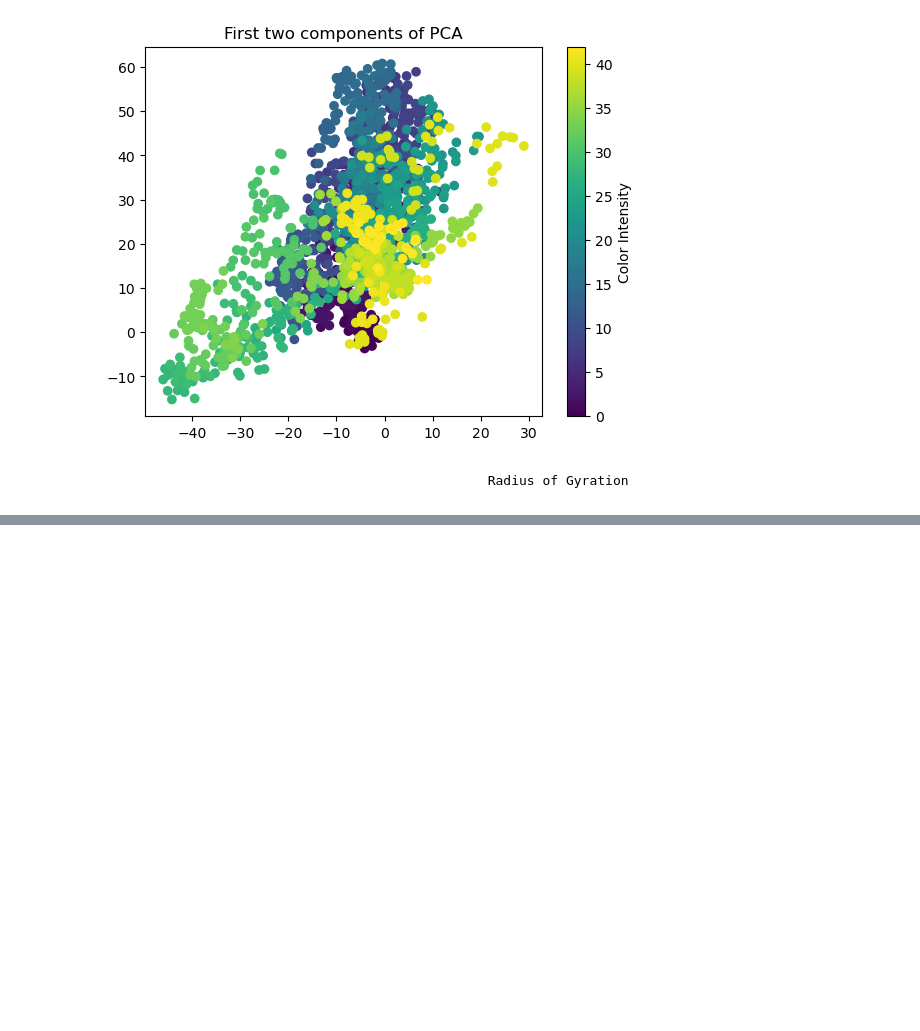
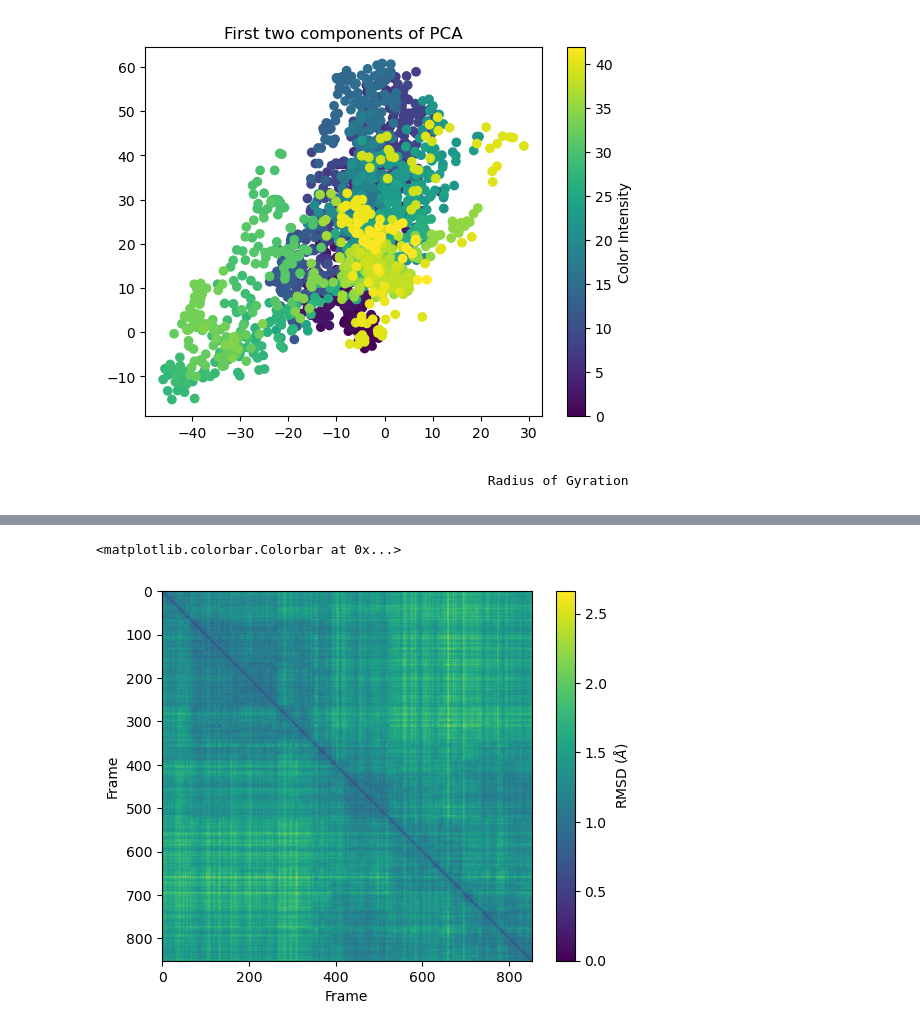
Before and after one commit to gac-uni/cbp_final2, a Jupyter notebook: notebooks/mtx/MD_Analysis_Pipeline_1.0.ipynb, the cells around one changed output, grey strips where cells are left out. Cells and saved outputs as stored; diff of their text form; code cells hidden in the pictures; blank space fills up the shorter version.

```diff
--- a/notebooks/mtx/MD_Analysis_Pipeline_1.0.ipynb
+++ b/notebooks/mtx/MD_Analysis_Pipeline_1.0.ipynb
@@ -206,0 +239,10 @@ toexport_rgyr.to_csv(data_path + "rgyr.csv")
+# %%
+matrix = diffusionmap.DistanceMatrix(sampled_traj, select=sel).run()
+# %%
+plt.imshow(matrix.results.dist_matrix, cmap='viridis')
+plt.xlabel('Frame')
+plt.ylabel('Frame')
+plt.colorbar(label=r'RMSD ($\AA$)')
+# %% [output]
+<matplotlib.colorbar.Colorbar at 0x...>
+[figure, added]
```
Also changed, not shown: parts of 14 cells of this notebook, 2 other files.
